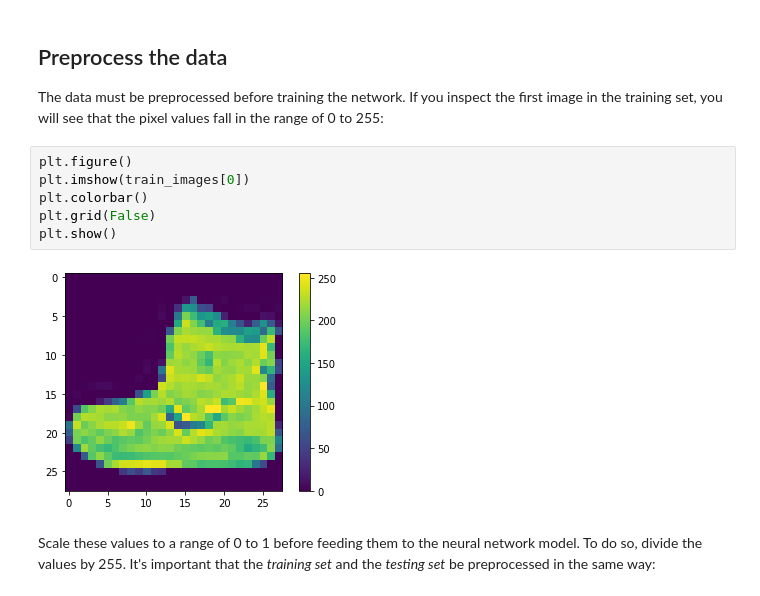
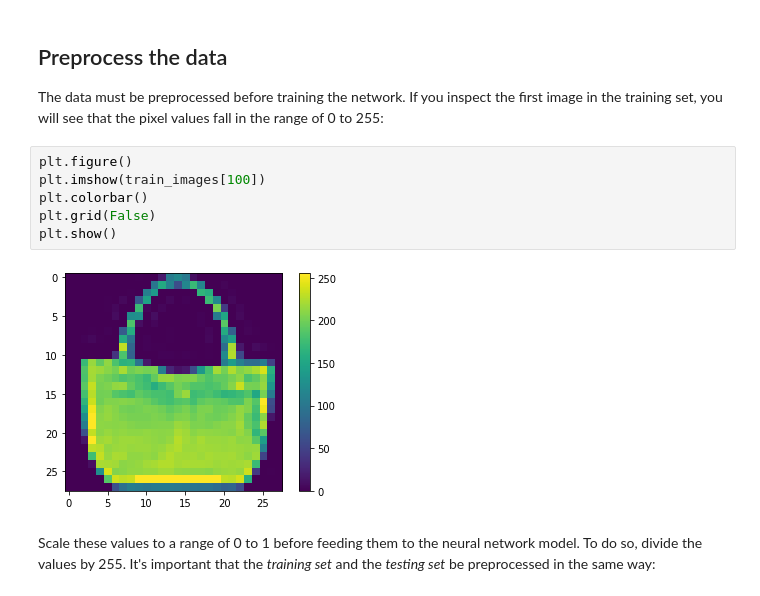
Before and after one commit to PremalMatalia/FashionImageClassification, a Jupyter notebook: Fashion Cloth classification.ipynb, the cells around one changed output. Cells and saved outputs as stored; diff of their text form.

```diff
--- a/Fashion Cloth classification.ipynb
+++ b/Fashion Cloth classification.ipynb
@@ -145,12 +145,12 @@ len(test_labels)
 The data must be preprocessed before training the network. If you inspect the first image in the training set, you will see that the pixel values fall in the range of 0 to 255:
 # %%
 plt.figure()
-plt.imshow(train_images[0])
+plt.imshow(train_images[100])
 plt.colorbar()
 plt.grid(False)
 plt.show()
 # %% [output]
-[figure, old version]
+[figure, new version]
 # %% [markdown]
 Scale these values to a range of 0 to 1 before feeding them to the neural network model. To do so, divide the values by 255. It's important that the *training set* and the *testing set* be preprocessed in the same way:
 # %%
```
Also changed, not shown: parts of 13 cells of this notebook.
